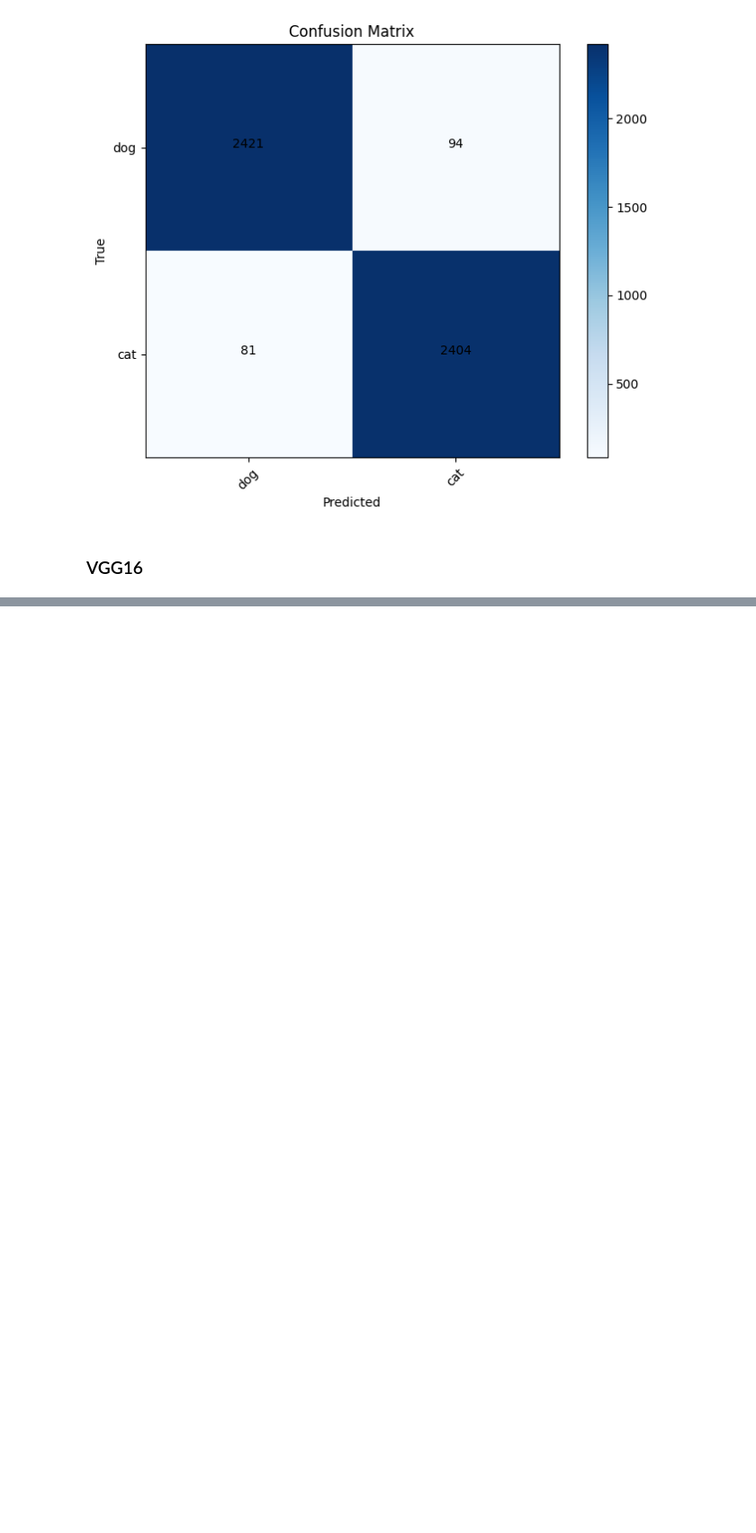
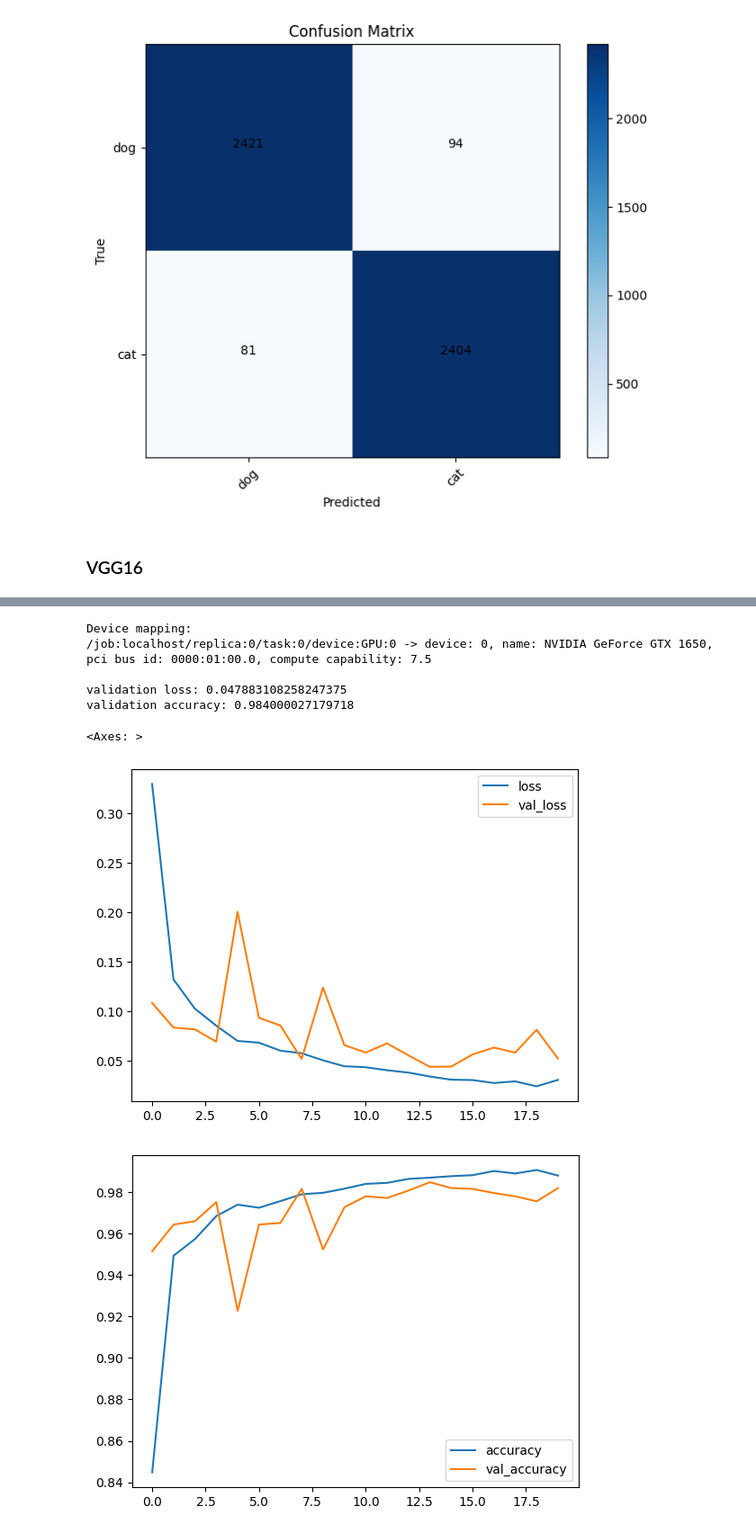
Before and after one commit to flowqrr/dogs_cats_cnn, a Jupyter notebook: dogs-vs-cats/other_models.ipynb, the cells around one changed output, grey strips where cells are left out. Shown at 90% size. Cells and saved outputs as stored; diff of their text form; code cells hidden in the pictures; blank space fills up the shorter version.

Commit message:
Finally trained & evaluated all other models yaay

```diff
--- a/dogs-vs-cats/other_models.ipynb
+++ b/dogs-vs-cats/other_models.ipynb
@@ -590,0 +508,23 @@ KeyboardInterrupt:
+# %%
+from keras.applications import VGG16
+
+model = Sequential()
+model.add(VGG16(include_top=False, pooling='max', weights="imagenet"))
+model.add(Dense(2, activation='softmax'))
+model.layers[0].trainable = True
+
+model.compile(optimizer='sgd', loss='binary_crossentropy', metrics=['accuracy'])
+model.summary()
+
+epochs = 20
+batch_size = 64
+
+sess = tf.compat.v1.Session(config=tf.compat.v1.ConfigProto(log_device_placement=True))
+
+history = model.fit(train_generator,
+                    steps_per_epoch=train_generator.samples // batch_size,
+                    epochs=epochs,
+                    validation_data=validation_generator,
+                    validation_steps=validation_generator.samples // batch_size)
+
+sess.close()
@@ -590,0 +552,27 @@ KeyboardInterrupt:
+# %%
+from keras.models import load_model
+
+loaded_model = load_model("C:/Egyetem/deep_learning/dogs-vs-cats/vgg16.h5")
+loaded_model.load_weights("C:/Egyetem/deep_learning/dogs-vs-cats/vgg16_weights.h5")
+
+sess = tf.compat.v1.Session(config=tf.compat.v1.ConfigProto(log_device_placement=True))
+score = loaded_model.evaluate(validation_generator, verbose=0)
+sess.close()
+
+print('validation loss:', score[0])
+print('validation accuracy:', score[1])
+# %% [output]
+Device mapping:
+/job:localhost/replica:0/task:0/device:GPU:0 -> device: 0, name: NVIDIA GeForce GTX 1650, pci bus id: 0000:01:00.0, compute capability: 7.5
+
+validation loss: 0.047883108258247375
+validation accuracy: 0.984000027179718
+# %%
+history_frame = pd.DataFrame(history.history)
+
+history_frame.loc[:, ['loss', 'val_loss']].plot()
+history_frame.loc[:, ['accuracy', 'val_accuracy']].plot()
+# %% [output]
+<Axes: >
+[figure, added]
+[figure, added]
```
Also changed, not shown: parts of 7 cells of this notebook, 1 other file.
